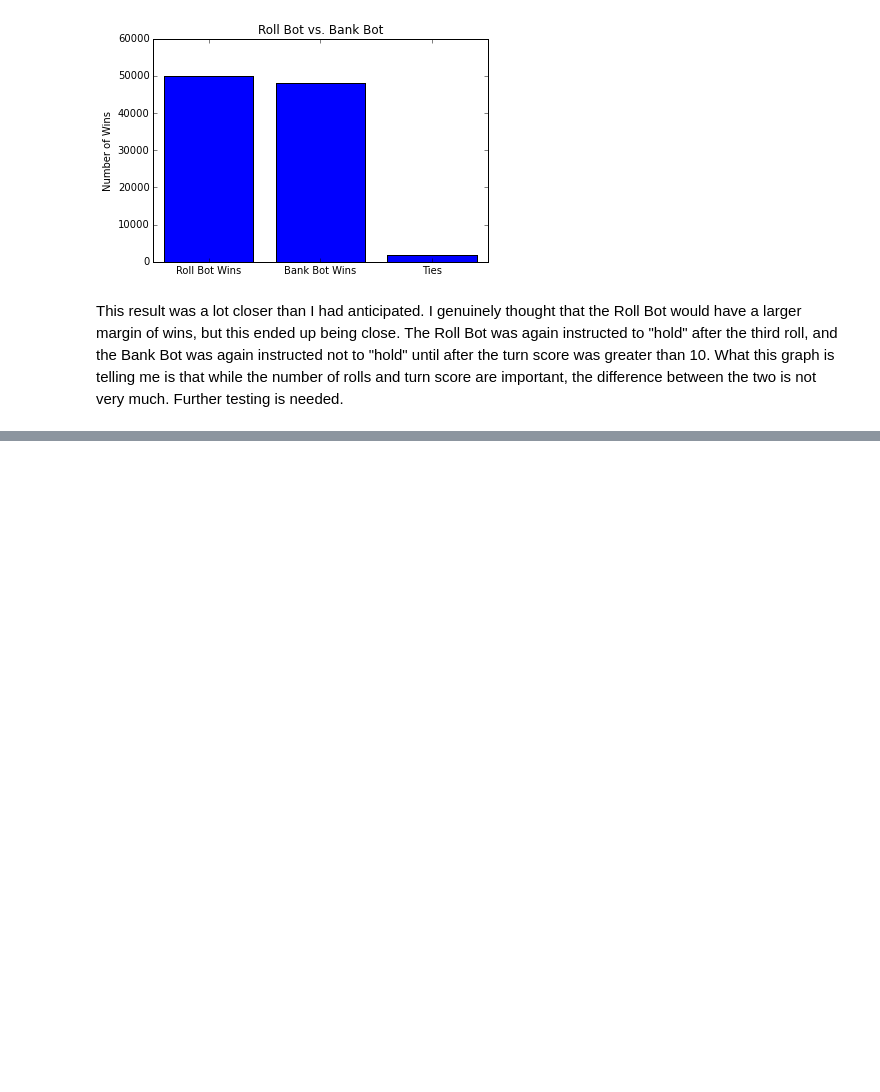
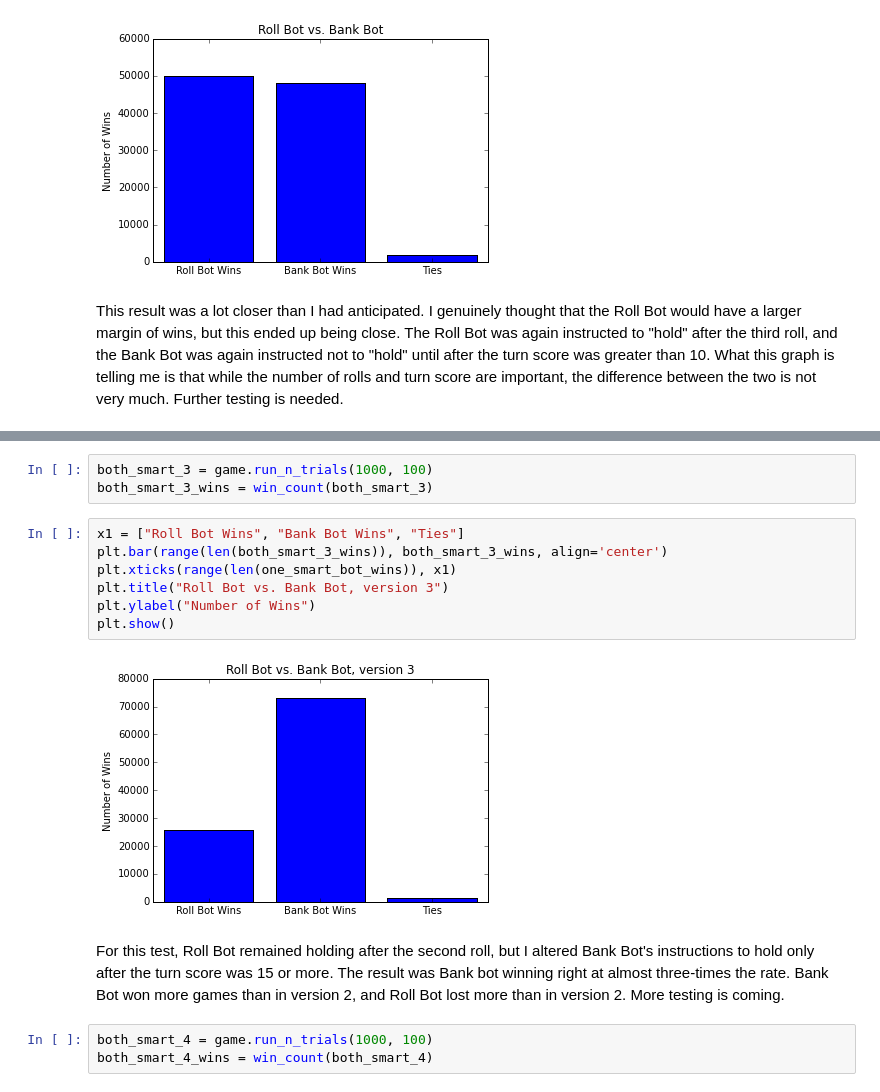
Before and after one commit to tiy-gvl-python-2015-09/ultimate-pig, a Jupyter notebook: This is the one to look at.ipynb, the cells around one changed output, grey strips where cells are left out. Cells and saved outputs as stored; diff of their text form; blank space fills up the shorter version.

```diff
--- a/This is the one to look at.ipynb
+++ b/This is the one to look at.ipynb
@@ -203,0 +218,17 @@ This result was a lot closer than I had anticipated.  I genuinely thought that t
+# %%
+both_smart_3 = game.run_n_trials(1000, 100)
+both_smart_3_wins = win_count(both_smart_3)
+# %%
+x1 = ["Roll Bot Wins", "Bank Bot Wins", "Ties"]
+plt.bar(range(len(both_smart_3_wins)), both_smart_3_wins, align='center')
+plt.xticks(range(len(one_smart_bot_wins)), x1)
+plt.title("Roll Bot vs. Bank Bot, version 3")
+plt.ylabel("Number of Wins")
+plt.show()
+# %% [output]
+[figure, added]
+# %% [markdown]
+For this test, Roll Bot remained holding after the second roll, but I altered Bank Bot's instructions to hold only after the turn score was 15 or more.  The result was Bank bot winning right at almost three-times the rate.  Bank Bot won more games than in version 2, and Roll Bot lost more than in version 2.  More testing is coming.
+# %%
+both_smart_4 = game.run_n_trials(1000, 100)
+both_smart_4_wins = win_count(both_smart_4)
```
Also changed, not shown: parts of 15 cells of this notebook.
